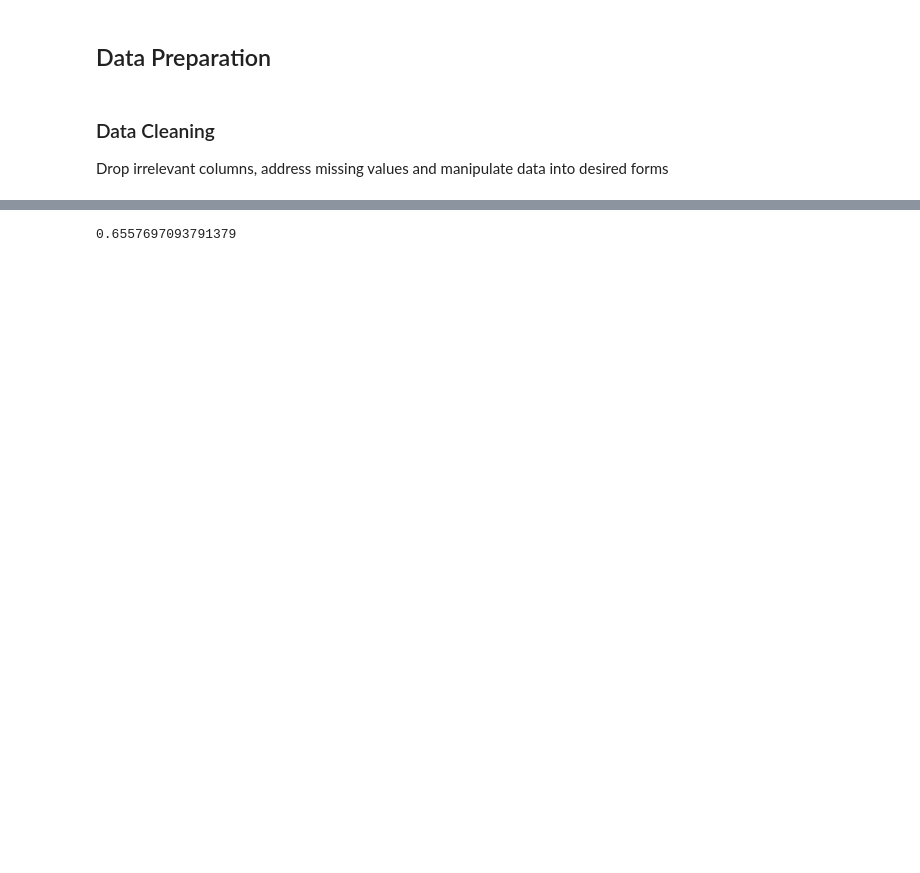
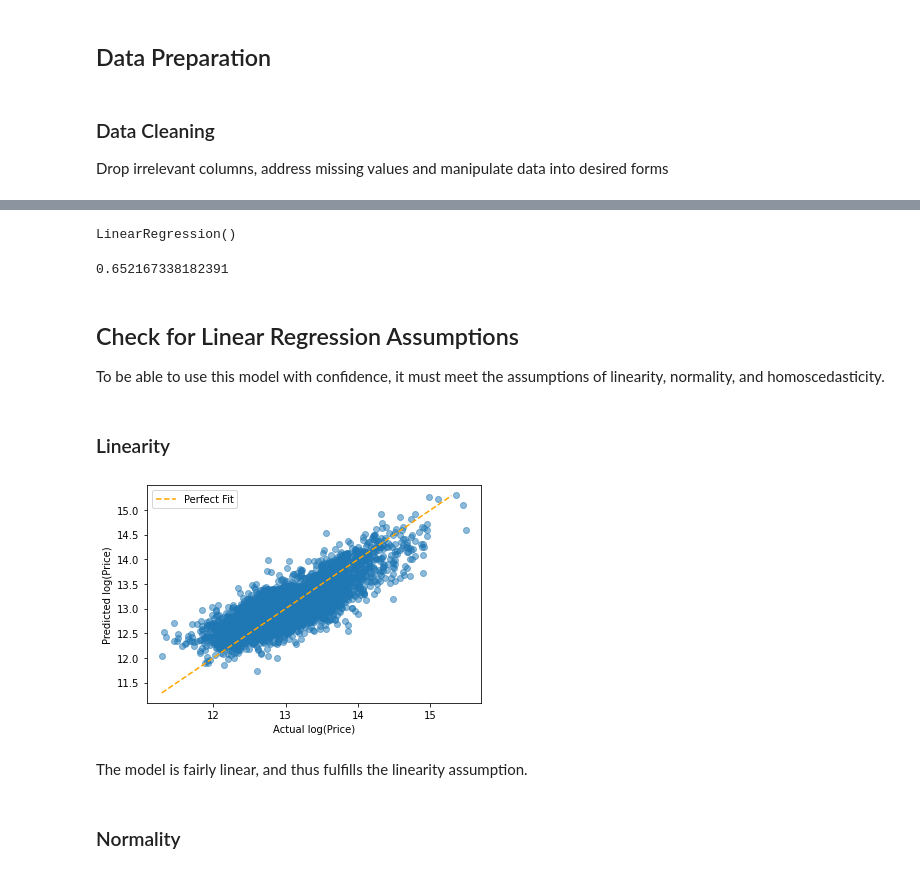
Before and after one commit to bentoler22/Flatiron_Phase_2_Project, a Jupyter notebook: student.ipynb, the cells around one changed output, grey strips where cells are left out. Saved outputs shown, nothing was run; the diff lists cells and outputs as text; code cells hidden in the pictures; blank space fills up the shorter version.

```diff
--- a/student.ipynb
+++ b/student.ipynb
@@ -187,0 +174,9 @@ Name: price_log, dtype: float64
+# %%
+#X_test feature scaling
+std_scale = preprocessing.StandardScaler().fit(X_test.drop(['waterfront', 'waterfront_missing'], axis=1))
+data_std = std_scale.transform(X_test.drop(['waterfront', 'waterfront_missing'], axis=1))
+data_std = pd.DataFrame(data_std, columns=X_test.drop(['waterfront', 'waterfront_missing'], axis=1).columns,
+                       index=X_test.index)
+# %%
+#replace original data with standardized data
+X_test_std = pd.concat([data_std, X_test[['waterfront', 'waterfront_missing']]],  axis=1)
@@ -258,15 +350,17 @@ Use sklearn feature selection
 # %%
-from sklearn.feature_selection import RFECV
-
 model_for_RFECV = LinearRegression()
 
 # Instantiate and fit the selector
 selector = RFECV(model_for_RFECV, cv=splitter)
-selector.fit(X_train, y_train)
+selector.fit(X_train_std.drop(['sqft_lot_log',
+                              'sqft_living_log',
+                              'sqft_above_log'], axis=1), y_train)
 
 # Print the results
 print("Was the column selected?")
-for index, col in enumerate(X_train.columns):
+for index, col in enumerate(X_train_std.drop(['sqft_lot_log',
+                              'sqft_living_log',
+                              'sqft_above_log'], axis=1).columns):
     print(f"{col}: {selector.support_[index]}")
 # %% [output]
 Was the column selected?
@@ -290,3 +383,7 @@ waterfront_YES: True
 # %%
-X_train_final = X_train.drop(['sqft_lot_log', 'sqft_living_log'], axis=1)
-X_test_final = X_test.drop(['sqft_lot_log', 'sqft_living_log'], axis=1)
+X_train_final = X_train_std.drop(['bedrooms', 'waterfront_missing', 'sqft_lot_log',
+                              'sqft_living_log',
+                              'sqft_above_log'], axis=1)
+X_test_final = X_test_std.drop(['bedrooms', 'waterfront_missing', 'sqft_lot_log',
+                              'sqft_living_log',
+                              'sqft_above_log'], axis=1)
@@ -303,4 +392,33 @@ LinearRegression()
-# %%
-final_model.score(X_test_final, y_test)
-# %% [output]
-0.6557697093791379
+# %%
+#construct model using final selected data
+final_model.fit(X_train_final, y_train)
+# %% [output]
+LinearRegression()
+# %%
+#R-squared score of the test set
+final_model.score(X_test_final, y_test)
+# %% [output]
+0.652167338182391
+# %% [markdown]
+## Check for Linear Regression Assumptions
+To be able to use this model with confidence, it must meet the assumptions of linearity, normality, and homoscedasticity.
+# %% [markdown]
+### Linearity
+# %%
+#predict the log(price) values based on X_test set
+preds = final_model.predict(X_test_final)
+
+#plot the predicted data vs the actual and compare to perfect line
+fig, ax = plt.subplots()
+perfect_line = np.arange(y_test.min(), y_test.max())
+ax.plot(perfect_line, perfect_line, linestyle="--", color="orange", label="Perfect Fit")
+ax.scatter(y_test, preds, alpha=0.5)
+ax.set_xlabel("Actual log(Price)")
+ax.set_ylabel("Predicted log(Price)")
+ax.legend();
+# %% [output]
+[figure, added]
+# %% [markdown]
+The model is fairly linear, and thus fulfills the linearity assumption.
+# %% [markdown]
+### Normality
```
Also changed, not shown: parts of 106 cells of this notebook.
